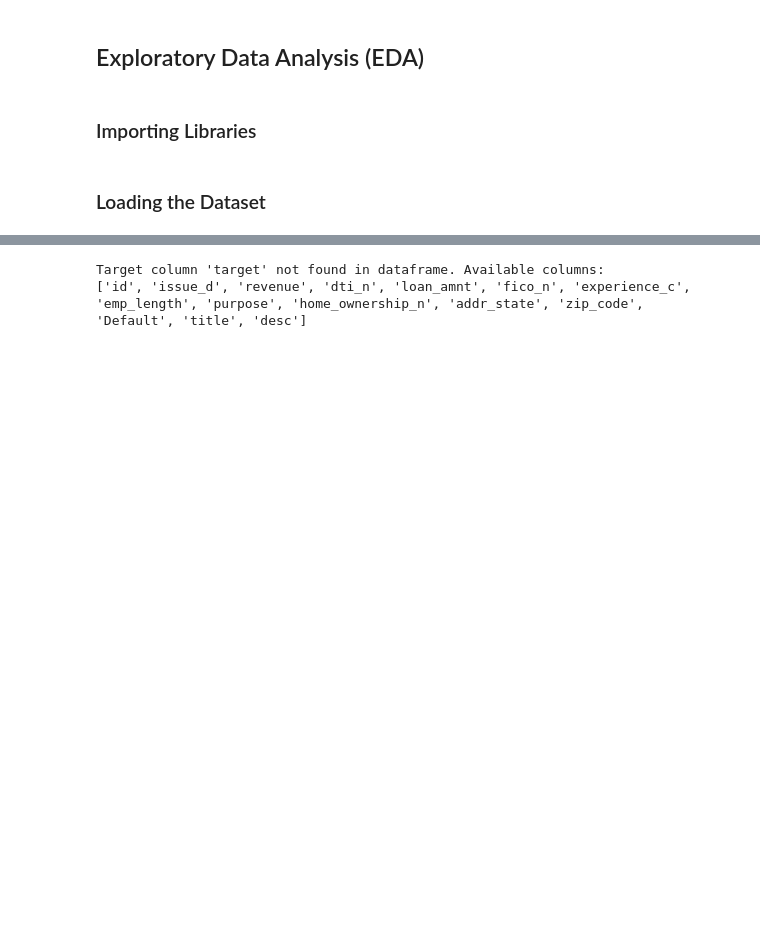
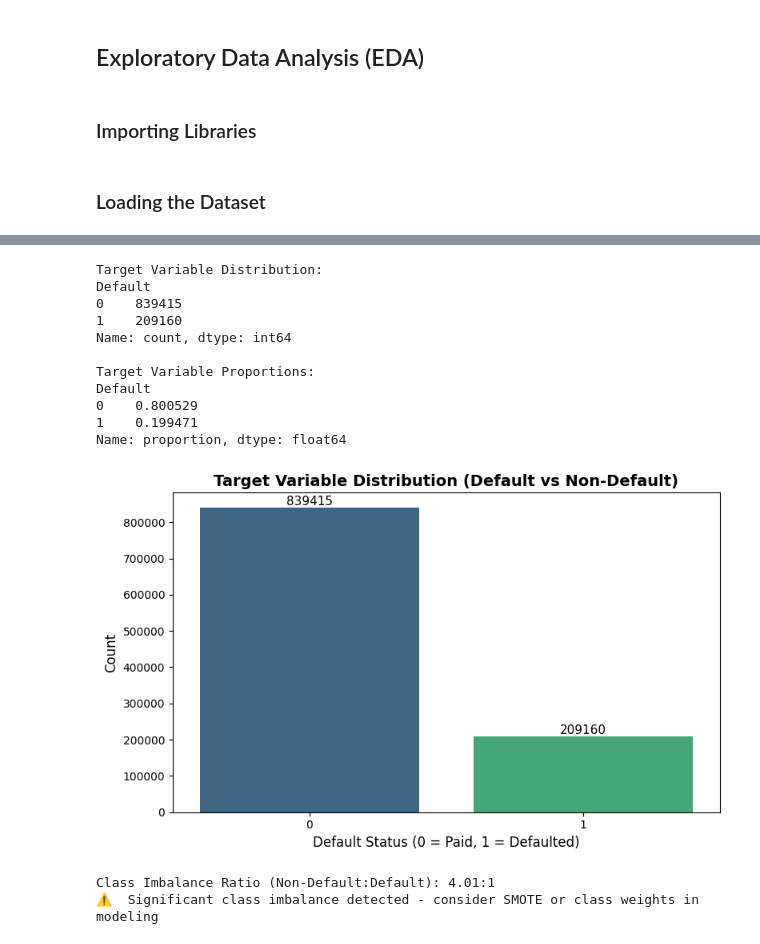
Before and after one commit to Lazy-Loaders-Group/Credit_Risk_Escalation, a Jupyter notebook: notebooks/01_data_exploration.ipynb, the cells around one changed output, grey strips where cells are left out. Cells and saved outputs as stored; diff of their text form; code cells hidden in the pictures; blank space fills up the shorter version.

```diff
--- a/notebooks/01_data_exploration.ipynb
+++ b/notebooks/01_data_exploration.ipynb
@@ -75,19 +75,50 @@ purpose              object
 1048574        0  Credit Card consolidation  NaN
 # %%
 # 2. Target variable distribution
-# Update target_col to your real target column name
-target_col = 'target'
-if target_col in df.columns:
-    print(df[target_col].value_counts())
-    plt.figure(figsize=(6,4))
-    sns.countplot(x=target_col, data=df)
-    plt.title('Target Variable Distribution')
-    plt.show()
-else:
-    print(f"Target column '{target_col}' not found in dataframe. Available columns:\n{df.columns.tolist()}")
+# The target column is 'Default' (1 = defaulted, 0 = paid)
+target_col = 'Default'
+print("Target Variable Distribution:")
+print(df[target_col].value_counts())
+print("\nTarget Variable Proportions:")
+print(df[target_col].value_counts(normalize=True))
+
+plt.figure(figsize=(8,5))
+ax = sns.countplot(x=target_col, data=df, palette='viridis')
+plt.title('Target Variable Distribution (Default vs Non-Default)', fontsize=14, fontweight='bold')
+plt.xlabel('Default Status (0 = Paid, 1 = Defaulted)', fontsize=12)
+plt.ylabel('Count', fontsize=12)
+
+# Add count labels on bars
+for p in ax.patches:
+    ax.annotate(f'{int(p.get_height())}',
+                (p.get_x() + p.get_width() / 2., p.get_height()),
+                ha='center', va='bottom', fontsize=11)
+
+plt.tight_layout()
+plt.savefig('../results/figures/target_distribution.png', dpi=300, bbox_inches='tight')
+plt.show()
+
+# Check class imbalance ratio
+class_counts = df[target_col].value_counts()
+imbalance_ratio = class_counts[0] / class_counts[1]
+print(f"\nClass Imbalance Ratio (Non-Default:Default): {imbalance_ratio:.2f}:1")
+if imbalance_ratio > 3:
+    print("⚠️  Significant class imbalance detected - consider SMOTE or class weights in modeling")
 # %% [output]
-Target column 'target' not found in dataframe. Available columns:
-['id', 'issue_d', 'revenue', 'dti_n', 'loan_amnt', 'fico_n', 'experience_c', 'emp_length', 'purpose', 'home_ownership_n', 'addr_state', 'zip_code', 'Default', 'title', 'desc']
+Target Variable Distribution:
+Default
+0    839415
+1    209160
+Name: count, dtype: int64
+
+Target Variable Proportions:
+Default
+0    0.800529
+1    0.199471
+Name: proportion, dtype: float64
+[figure, added]
+Class Imbalance Ratio (Non-Default:Default): 4.01:1
+⚠️  Significant class imbalance detected - consider SMOTE or class weights in modeling
 # %%
 # 3. Feature analysis: numerical distributions and correlation
 num_cols = df.select_dtypes(include=[np.number]).columns.tolist()
```
Also changed, not shown: parts of 5 cells of this notebook, 30 other files.
